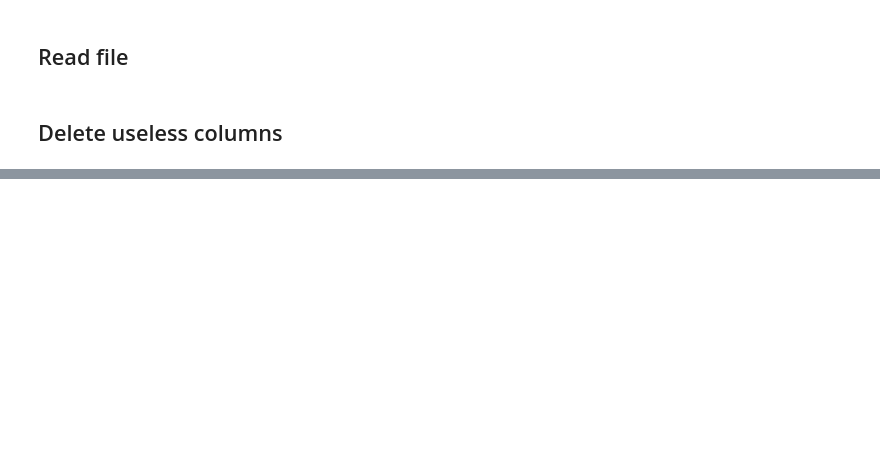
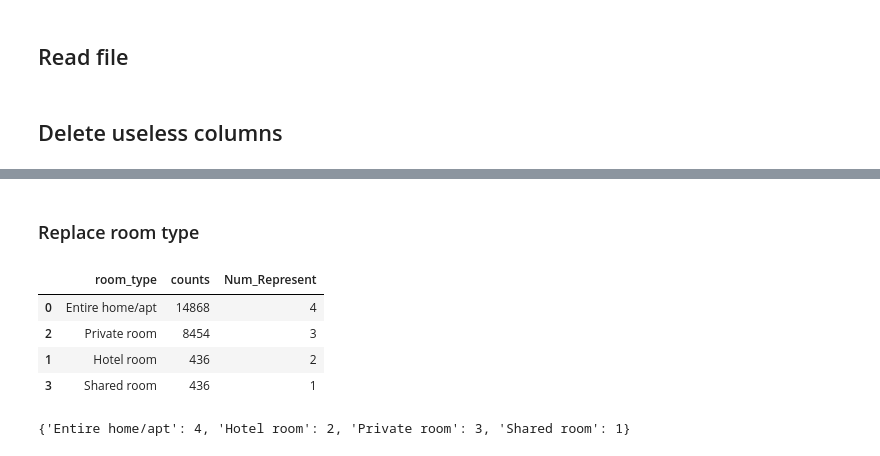
Before and after one commit to BigtoC/Data-Mining-of-Edinburgh-Airbnb, a Jupyter notebook: data-preprocessing.ipynb, the cells around one changed output, grey strips where cells are left out. Cells and saved outputs as stored; diff of their text form; code cells hidden in the pictures; blank space fills up the shorter version.

```diff
--- a/data-preprocessing.ipynb
+++ b/data-preprocessing.ipynb
@@ -42,0 +85,16 @@ listing['bed_type'] = listing['bed_type'].str.replace('Real Bed', '1').replace('
+# %% [markdown]
+### Replace room type
+# %%
+room_gp_table = make_table('room_type')
+room_gp_table
+# %% [output]
+|  | room_type | counts | Num_Represent |
+| 0 | Entire home/apt | 14868 | 4 |
+| 2 | Private room | 8454 | 3 |
+| 1 | Hotel room | 436 | 2 |
+| 3 | Shared room | 436 | 1 |
+# %%
+room_dict = make_dict(room_gp_table, 'room_type')
+room_dict
+# %% [output]
+{'Entire home/apt': 4, 'Hotel room': 2, 'Private room': 3, 'Shared room': 1}
```
Also changed, not shown: parts of 26 cells of this notebook.
